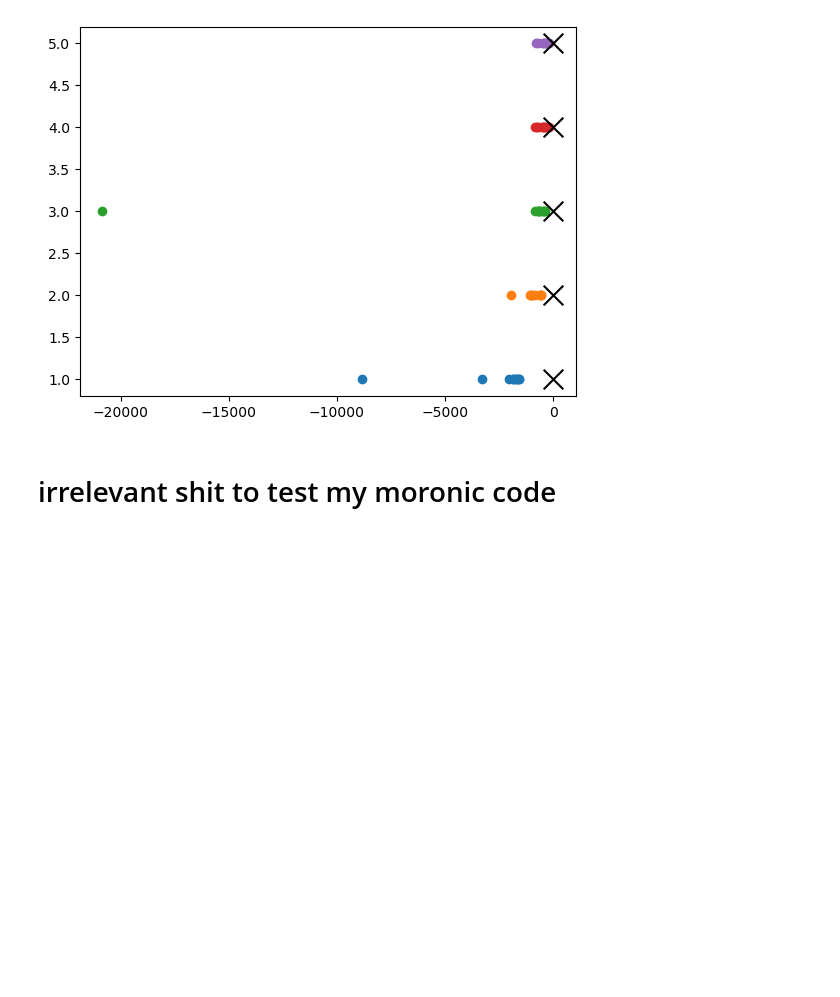
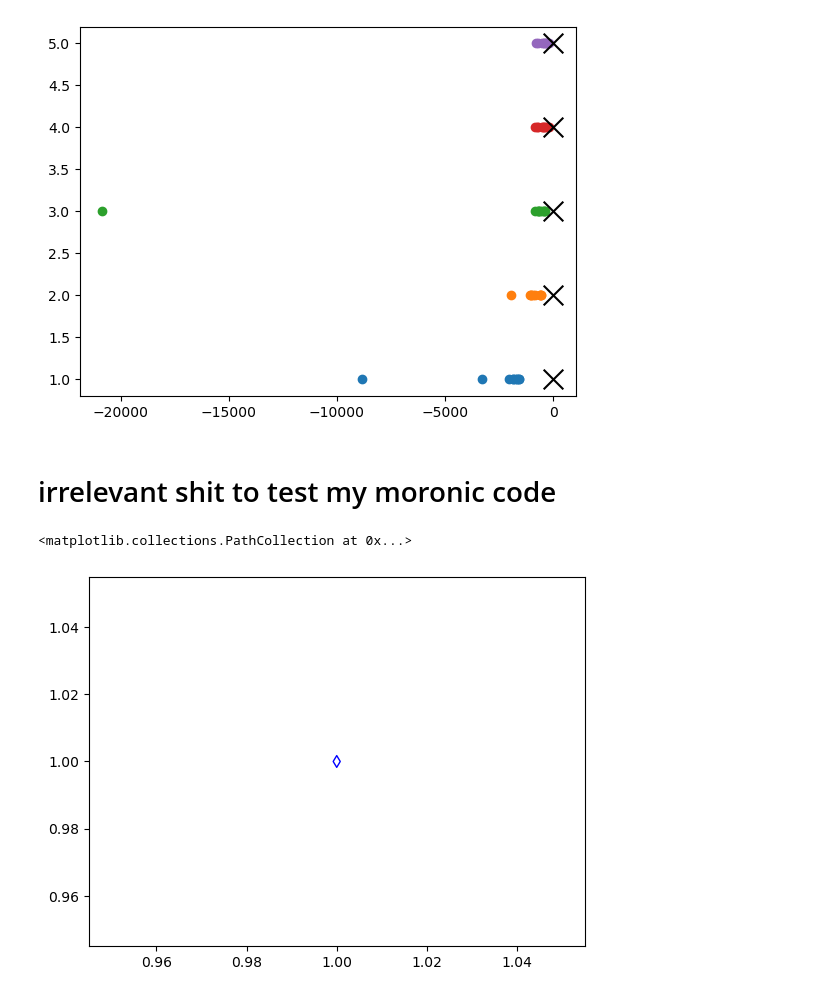
Before and after one commit to TheInvisibleFoe/JupyterNotebooks, a Jupyter notebook: BayesianShit/NS-Copy2.ipynb, the cells around one changed output. Drawn from its saved outputs; the diff is of its cells as text; code cells hidden in the pictures; blank space fills up the shorter version.

```diff
--- a/BayesianShit/NS-Copy2.ipynb
+++ b/BayesianShit/NS-Copy2.ipynb
@@ -1468,6 +1468,11 @@ N=500000
 a = walkergen(1,theta_max_pmn,theta_min_pmn)[0]
 lla = noisylikelihoodcalc(p_data, 1, *a)
 a,lla
+# %%
+plt.scatter(1,1,marker = "d",facecolor = 'none',edgecolor ='b')
+# %% [output]
+<matplotlib.collections.PathCollection at 0x...>
+[figure, added]
 # %%
 a = walkergen(1,theta_max_pmn,theta_min_pmn)[0]
 lla = noisylikelihoodcalc(p_data, 1, *a)
```
Also changed, not shown: 11 other files.
